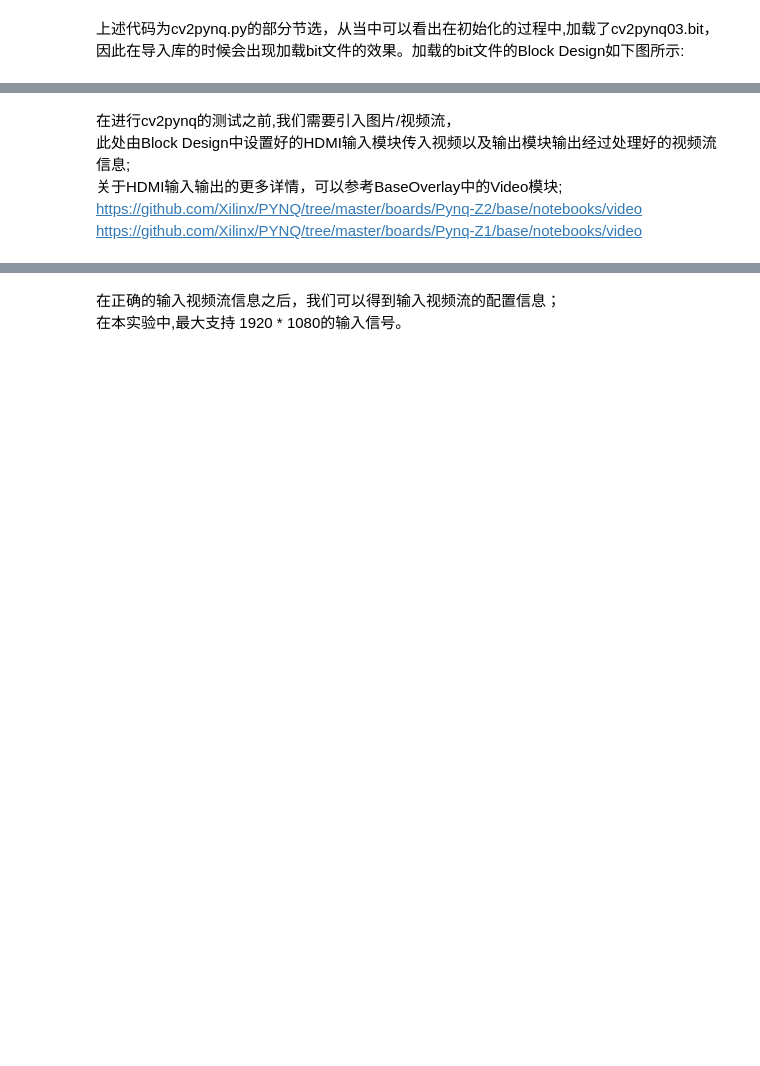
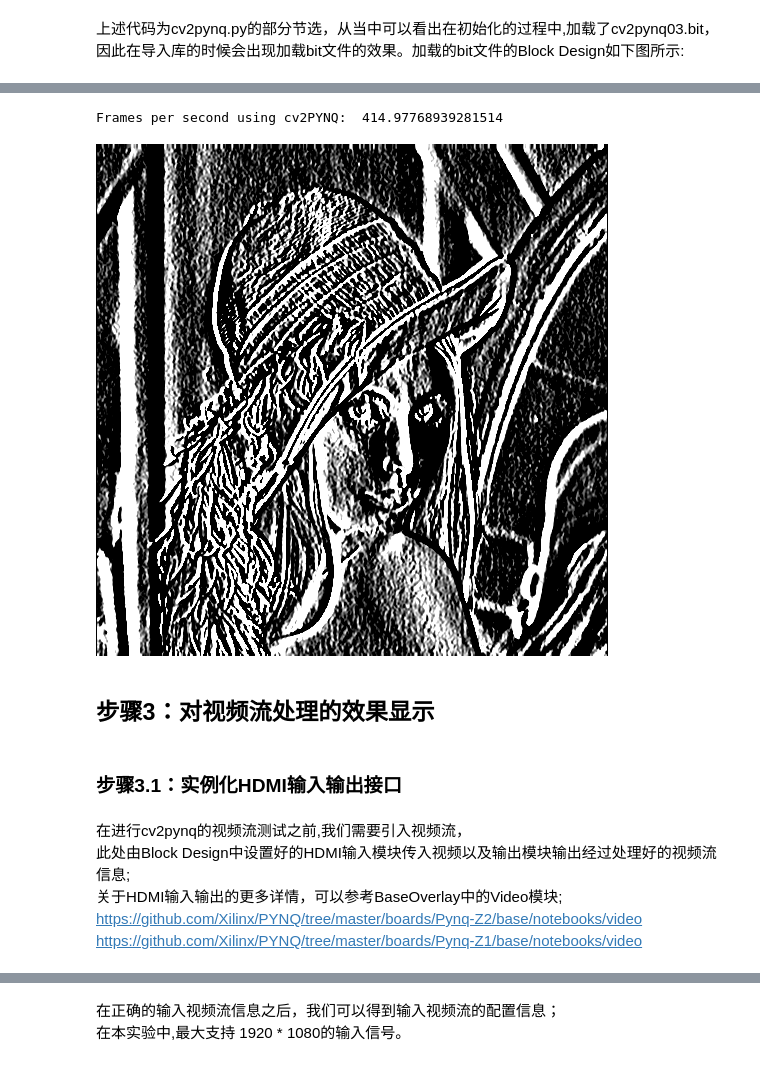
Before and after one commit to xupsh/pynqdoc, a Jupyter notebook: cv2pynq/notebooks/UserGuide-Sobel.ipynb, the cells around one changed output, grey strips where cells are left out. Saved outputs shown, nothing was run; the diff lists cells and outputs as text; code cells hidden in the pictures; blank space fills up the shorter version.

```diff
--- a/cv2pynq/notebooks/UserGuide-Sobel.ipynb
+++ b/cv2pynq/notebooks/UserGuide-Sobel.ipynb
@@ -33,5 +92,33 @@ import cv2pynq as cv2
+# %%
+from pynq import Xlnk
+xlnk = Xlnk()
+
+image_buffer  = xlnk.cma_array(shape=(512,512), dtype=np.uint8)
+out_buffer = xlnk.cma_array(shape=(512,512), dtype=np.uint8)
+
+np.copyto(image_buffer,img_in)
+
+start = time.time()
+for i in range(10):
+    cv2.Sobel(image_buffer,-1,1,0,ksize=5,dst=out_buffer)
+end = time.time()
+
+img_cv2pynq_1 = Image.fromarray(out_buffer.astype('uint8'))
+fps_cv2pynq = 1.0/((end - start)/10)
+
+print("Frames per second using cv2PYNQ:  " + str(fps_cv2pynq))
+image_buffer.close()
+out_buffer.close()
+img_cv2pynq_1
+# %% [output]
+Frames per second using cv2PYNQ:  414.97768939281514
+[figure, added]
+# %% [markdown]
+## 步骤3：对视频流处理的效果显示
+# %% [markdown]
+### 步骤3.1：实例化HDMI输入输出接口
 # %% [markdown]
-在进行cv2pynq的测试之前,我们需要引入图片/视频流，<br>此处由Block Design中设置好的HDMI输入模块传入视频以及输出模块输出经过处理好的视频流信息;<br>关于HDMI输入输出的更多详情，可以参考BaseOverlay中的Video模块;<br>https://github.com/Xilinx/PYNQ/tree/master/boards/Pynq-Z2/base/notebooks/video
+在进行cv2pynq的视频流测试之前,我们需要引入视频流，<br>此处由Block Design中设置好的HDMI输入模块传入视频以及输出模块输出经过处理好的视频流信息;<br>关于HDMI输入输出的更多详情，可以参考BaseOverlay中的Video模块;<br>https://github.com/Xilinx/PYNQ/tree/master/boards/Pynq-Z2/base/notebooks/video
 <br>https://github.com/Xilinx/PYNQ/tree/master/boards/Pynq-Z1/base/notebooks/video
 # %%
 hdmi_in = cv2.video.hdmi_in
```
Also changed, not shown: parts of 38 cells of this notebook.
